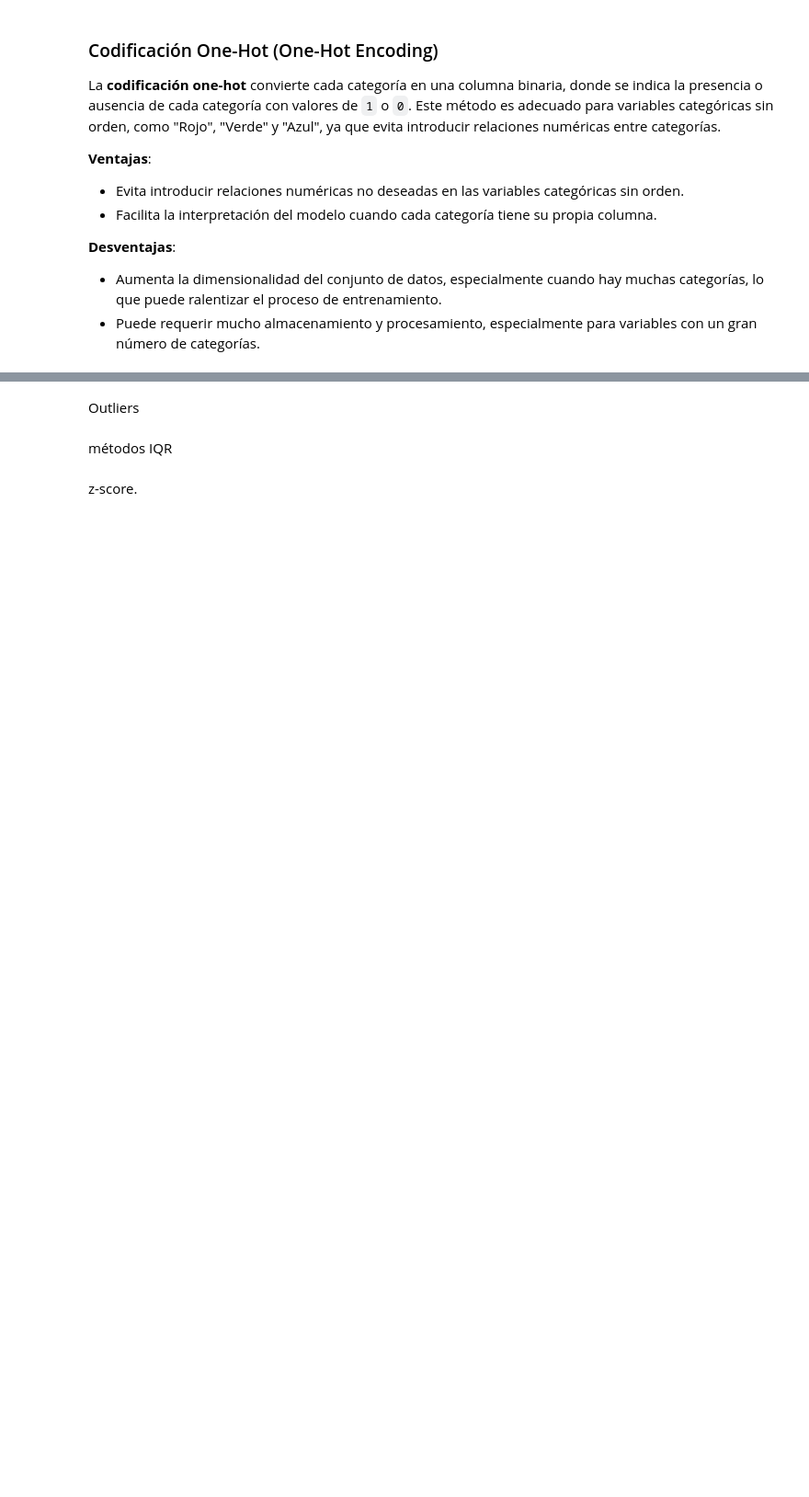
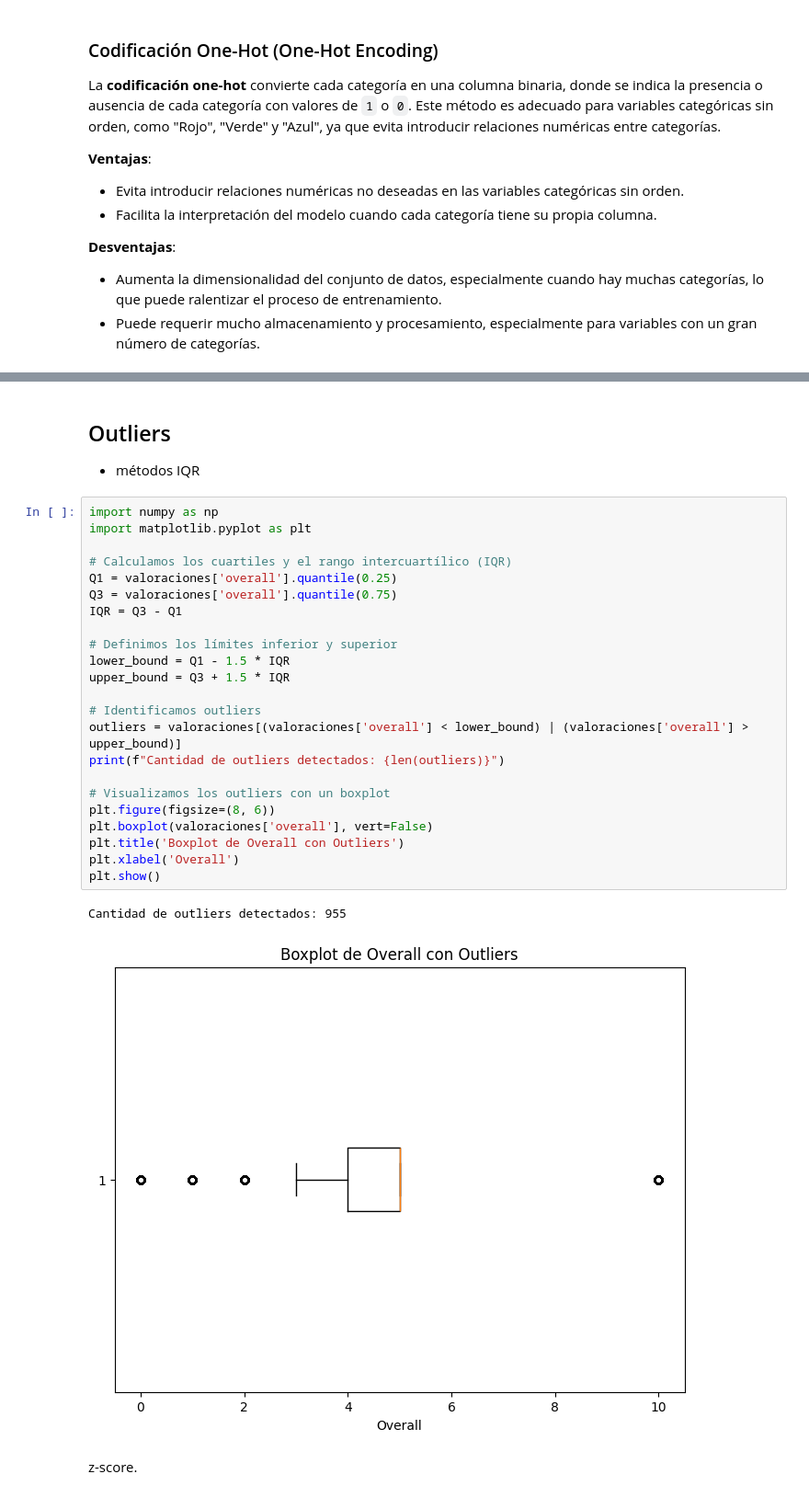
Before and after one commit to mkltc/RETO2, a Jupyter notebook: modelo.ipynb, the cells around one changed output, grey strips where cells are left out. Shown at 92% size. Drawn from its saved outputs; the diff is of its cells as text; blank space fills up the shorter version.

```diff
--- a/modelo.ipynb
+++ b/modelo.ipynb
@@ -471,6 +546,31 @@ print(f'Precisión del modelo con codificación One-Hot: {accuracy:.2f}')
-# %% [markdown]
-Outliers
-# %% [markdown]
-métodos IQR
+# %% [markdown]
+## Outliers
+- métodos IQR
+# %%
+import numpy as np
+import matplotlib.pyplot as plt
+
+# Calculamos los cuartiles y el rango intercuartílico (IQR)
+Q1 = valoraciones['overall'].quantile(0.25)
+Q3 = valoraciones['overall'].quantile(0.75)
+IQR = Q3 - Q1
+
+# Definimos los límites inferior y superior
+lower_bound = Q1 - 1.5 * IQR
+upper_bound = Q3 + 1.5 * IQR
+
+# Identificamos outliers
+outliers = valoraciones[(valoraciones['overall'] < lower_bound) | (valoraciones['overall'] > upper_bound)]
+print(f"Cantidad de outliers detectados: {len(outliers)}")
+
+# Visualizamos los outliers con un boxplot
+plt.figure(figsize=(8, 6))
+plt.boxplot(valoraciones['overall'], vert=False)
+plt.title('Boxplot de Overall con Outliers')
+plt.xlabel('Overall')
+plt.show()
+# %% [output]
+Cantidad de outliers detectados: 955
+[figure, added]
 # %% [markdown]
 z-score.
```
Also changed, not shown: parts of 24 cells of this notebook.
